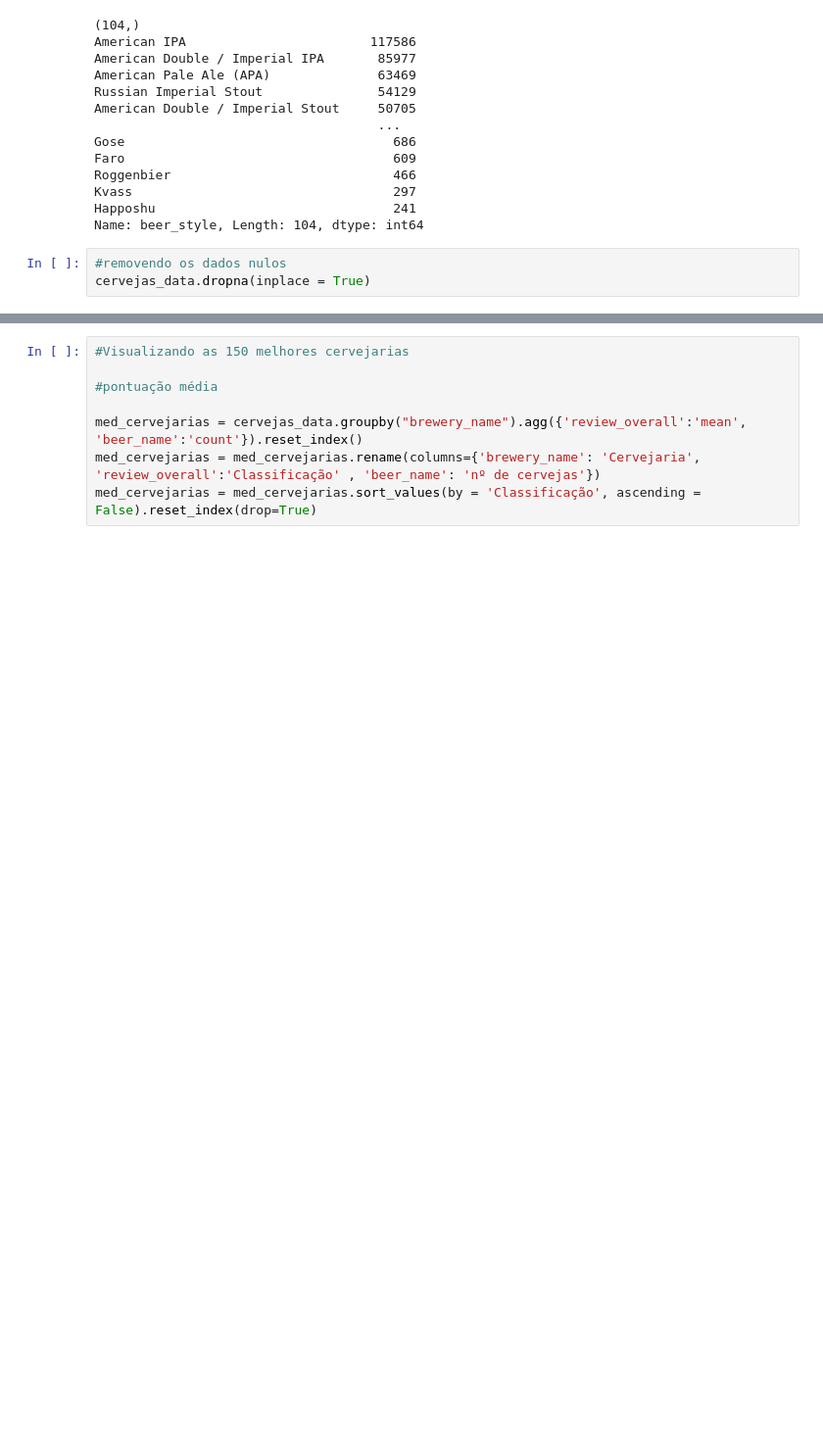
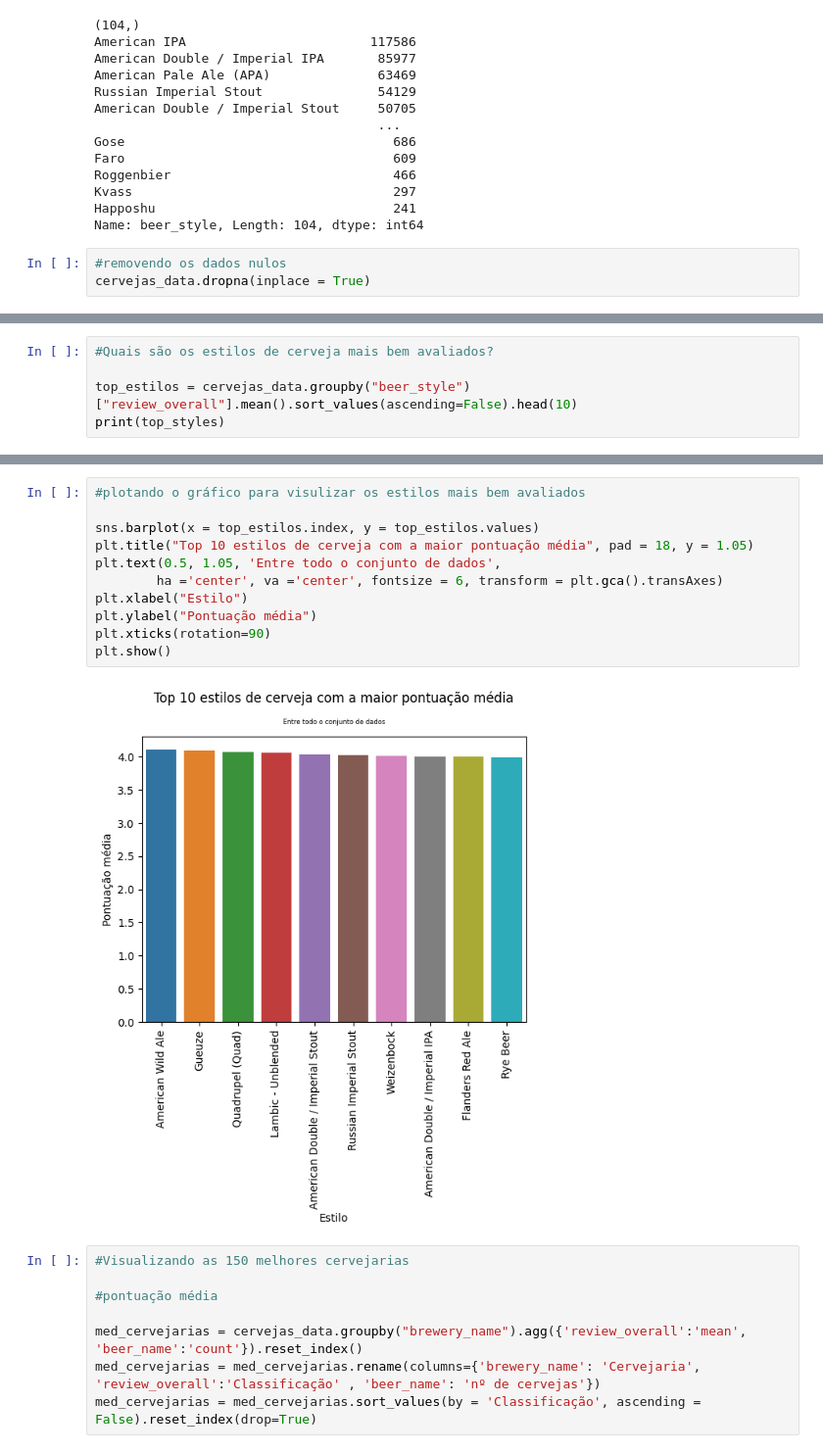
Before and after one commit to CarolineMNves/Beer-Reviews, a Jupyter notebook: coleta_e_análise_explanatória_inical_dos dados.ipynb, the cells around one changed output, grey strips where cells are left out. Shown: that part at 98% size. Cells and saved outputs as stored; diff of their text form; blank space fills up the shorter version.

```diff
--- a/coleta_e_análise_explanatória_inical_dos dados.ipynb
+++ b/coleta_e_análise_explanatória_inical_dos dados.ipynb
@@ -156,3 +156,8 @@ beer_name            0
 beer_abv             0
 beer_beerid          0
 dtype: int64
+# %%
+#Quais são os estilos de cerveja mais bem avaliados?
+
+top_estilos = cervejas_data.groupby("beer_style")["review_overall"].mean().sort_values(ascending=False).head(10)
+print(top_styles)
@@ -159,3 +177,16 @@ dtype: int64
+# %%
+#plotando o gráfico para visulizar os estilos mais bem avaliados
+
+sns.barplot(x = top_estilos.index, y = top_estilos.values)
+plt.title("Top 10 estilos de cerveja com a maior pontuação média", pad = 18, y = 1.05)
+plt.text(0.5, 1.05, 'Entre todo o conjunto de dados',
+        ha ='center', va ='center', fontsize = 6, transform = plt.gca().transAxes)
+plt.xlabel("Estilo")
+plt.ylabel("Pontuação média")
+plt.xticks(rotation=90)
+plt.show()
+# %% [output]
+[figure, added]
 # %%
 #Visualizando as 150 melhores cervejarias
 
```
Also changed, not shown: parts of 5 cells of this notebook.
